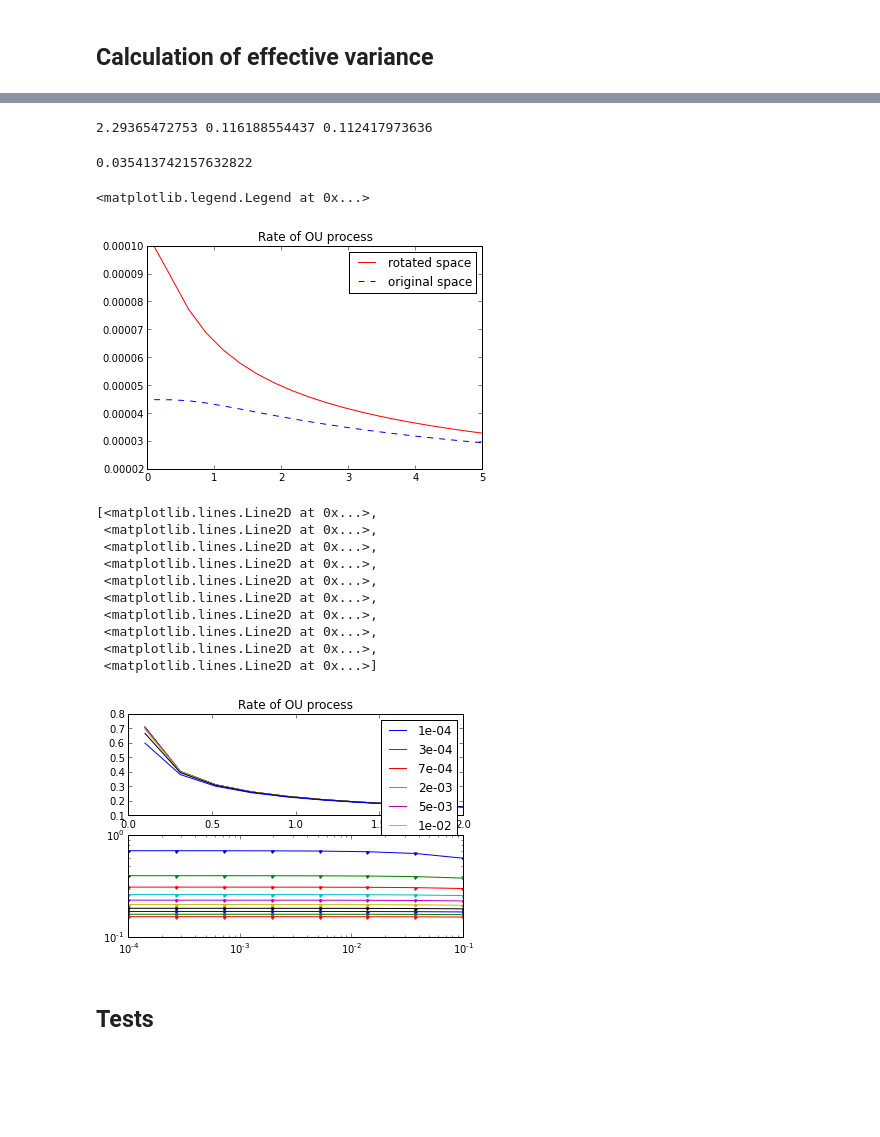
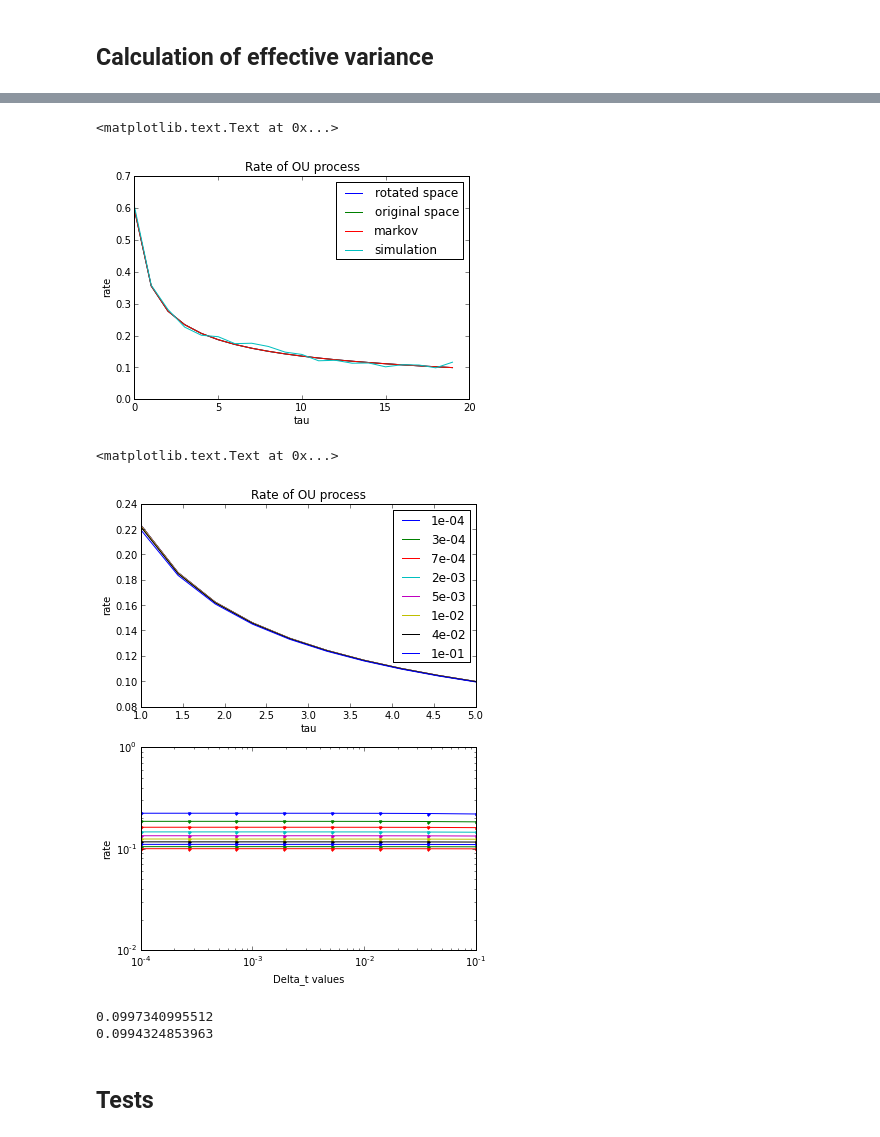
Before and after one commit to yzerlaut/transfer_functions, a Jupyter notebook: ornstein_uhlenbeck_covariance.ipynb, the cells around one changed output, grey strips where cells are left out. Cells and saved outputs as stored; diff of their text form; code cells hidden in the pictures; blank space fills up the shorter version.

Commit message:
fixed markov based approx

```diff
--- a/ornstein_uhlenbeck_covariance.ipynb
+++ b/ornstein_uhlenbeck_covariance.ipynb
@@ -137,7 +156,7 @@ plt.title('simulated spikes')
 Estimate firing rate
 --------------------
 # %%
-cov_theory = cov_matrix(sigma, theta, filter_length)
+cov_theory = cov_matrix(sigma, theta, filter_length*dt)
 sigma_proj = np.sqrt(rotate_matrix(G_filter[::-1], cov_theory))
 mu_proj = np.sum(G_filter)*mu
 prob_theory = prob_threshold_crossing(threshold, mu_proj, sigma_proj)
@@ -267,4 +286,8 @@ print calc_fr(mu, sigma, tau, threshold, 100, dt/10.)
 # %%
+def fr_tau(mu, sigma, taus, threshold):
+    def _wrapper(f):
+        return np.array([f(mu, sigma, tau, threshold) for tau in taus])
+    return _wrapper
 from scipy import integrate
 
 def gaussian_nd(x, mu, cxx):
@@ -286,6 +309,13 @@ def ou_rate(mu, sigma, tau, threshold, dt=dt):
 
     return p/np.sqrt(dt)
 
+from functools import partial
+
+def fr_tau(mu, sigma, taus, threshold, dt=dt):
+    def _wrapper(f):
+        return np.array([f(mu, sigma, tau, threshold, dt=dt) for tau in taus])
+    return _wrapper
+
 rate_theory = ou_rate(mu, sigma, tau, threshold)
 rate_simulations = calc_fr(mu, sigma, tau, threshold)
 print "Firing rate theory: %.2f, simulations: %.2f" % (rate_theory, rate_simulations)
@@ -388,12 +411,5 @@ print naive_filter
-# %%
-print ou_process.var(), ou_filtered_naive.var(),
-cxx = cov_matrix(sigma*np.sqrt(2./tau), 1./tau, 2*dt, dt)
-print rotate_matrix(naive_filter, cxx)
-np.sum(naive_filter)
-# %% [output]
-2.29365472753 0.116188554437 0.112417973636
-0.035413742157632822
 # %%
+#ou_rate_rotated(mu, sigma, tau, threshold, dt=0.1)
 from scipy import special
 
 def gauss_integral(x, mu, sigma):
@@ -434,49 +450,61 @@ def ou_rate_rotated(mu, sigma, tau, threshold, dt=0.1):
                              gaussian_1d(x, mu_eff[1], np.sqrt(sigma2_eff[1])))
 
     return (integrate.quad(integrand, x_pos[1], np.inf)[0])/np.sqrt(dt)
+
+def ou_rate_markov(mu, sigma, tau, threshold, dt=0.1):
+
+    mu2 = mu*(1-exp(-dt/tau))
+    intgrl = gauss_integral(threshold, mu, sigma)
+    sigma22 = sigma*np.sqrt((1-exp(-2*dt/tau)))
+    integrand = lambda x: (gaussian_1d(x, mu, sigma)*(gauss_integral(threshold, x*exp(-dt/tau)+mu2, sigma22)))
+    prob = integrate.quad(integrand, -np.inf, threshold)[0]
+    return prob/np.sqrt(dt)
 # %%
-mu, sigma, tau, threshold = 1., 1., 0.4, 5
 taus = np.linspace(0.1, 5, 20)
 
-fr_rotated, fr_original = map(fr_tau(mu, sigma, taus, threshold), [ou_rate_rotated, ou_rate])
+results = map(fr_tau(mu, sigma, taus, threshold, dt=0.1),
+              [ou_rate_rotated, ou_rate, ou_rate_markov, calc_fr])
 
-plt.plot(taus, fr_rotated, 'r-', taus, fr_original, 'b--')
+plt.plot(np.array(results).T)
 plt.title('Rate of OU process')
-plt.legend(['rotated space', 'original space'])
+plt.legend(['rotated space', 'original space', 'markov', 'simulation' ])
+plt.xlabel('tau')
+plt.ylabel('rate')
 # %% [output]
-<matplotlib.legend.Legend at 0x...>
+<matplotlib.text.Text at 0x...>
-[figure, old version]
+[figure, new version]
 # %%
-mu, sigma, tau, threshold = 1., 1., 4, 1.1
-taus = np.linspace(0.1, 2, 10)
+taus = np.linspace(1, 5, 10)
 
 def ou_rate_norm(mu, sigma, tau, threshold, dt):
     return ou_rate(mu, sigma/dt**2, tau, threshold, 1e4*dt, dt)
 
 
 dt_values = np.logspace(-4, -1, 8)
-funcs = [partial(ou_rate_rotated, dt=dt_) for dt_ in dt_values]
+func = ou_rate_markov
 #funcs = [partial(calc_fr, tmax=1e4*dt_, dt=dt_) for dt_ in dt_values]
-fr_dt = map(fr_tau(mu, sigma, taus, threshold), funcs)
+fr_dt = [[func(mu, sigma, tau, threshold, dt) for tau in taus] for dt in dt_values]
 
+plt.figure(figsize=(6, 8))
 plt.subplot(211)
 plt.plot(taus, np.array(fr_dt).T)
 plt.title('Rate of OU process')
 plt.legend(map(lambda x: "%.0e" % x, dt_values))
+plt.xlabel('tau')
+plt.ylabel('rate')
 plt.subplot(212)
 plt.loglog(dt_values, np.array(fr_dt), '.-')
+plt.xlabel('Delta_t values')
+plt.ylabel('rate')
 # %% [output]
-[<matplotlib.lines.Line2D at 0x...>,
- <matplotlib.lines.Line2D at 0x...>,
- <matplotlib.lines.Line2D at 0x...>,
- <matplotlib.lines.Line2D at 0x...>,
- <matplotlib.lines.Line2D at 0x...>,
- <matplotlib.lines.Line2D at 0x...>,
- <matplotlib.lines.Line2D at 0x...>,
- <matplotlib.lines.Line2D at 0x...>,
- <matplotlib.lines.Line2D at 0x...>,
- <matplotlib.lines.Line2D at 0x...>]
+<matplotlib.text.Text at 0x...>
-[figure, old version]
+[figure, new version]
+# %%
+print ou_rate_markov(mu, sigma, tau, threshold, 0.01)
+print ou_rate_markov(mu, sigma, tau, threshold, 0.1)
+# %% [output]
+0.0997340995512
+0.0994324853963
 # %% [markdown]
 Tests
 -----
```
Also changed, not shown: parts of 20 cells of this notebook.
